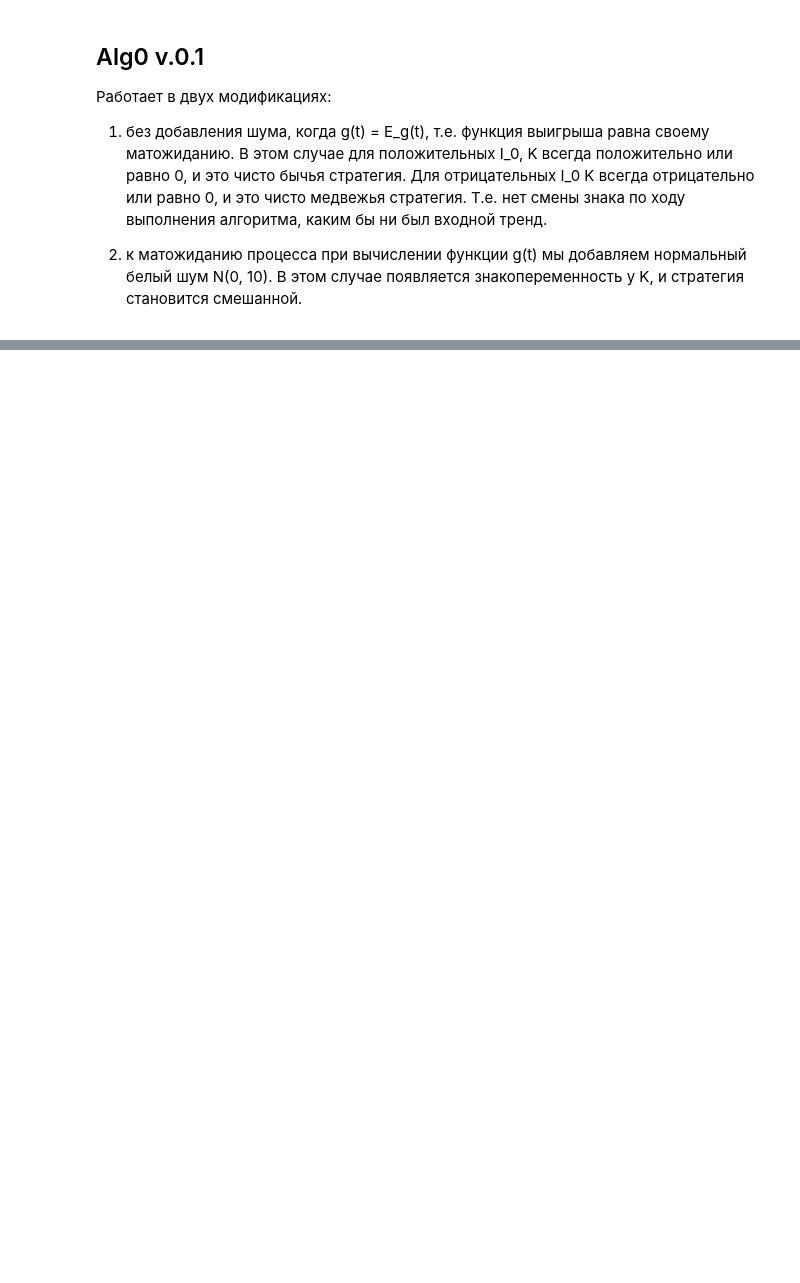
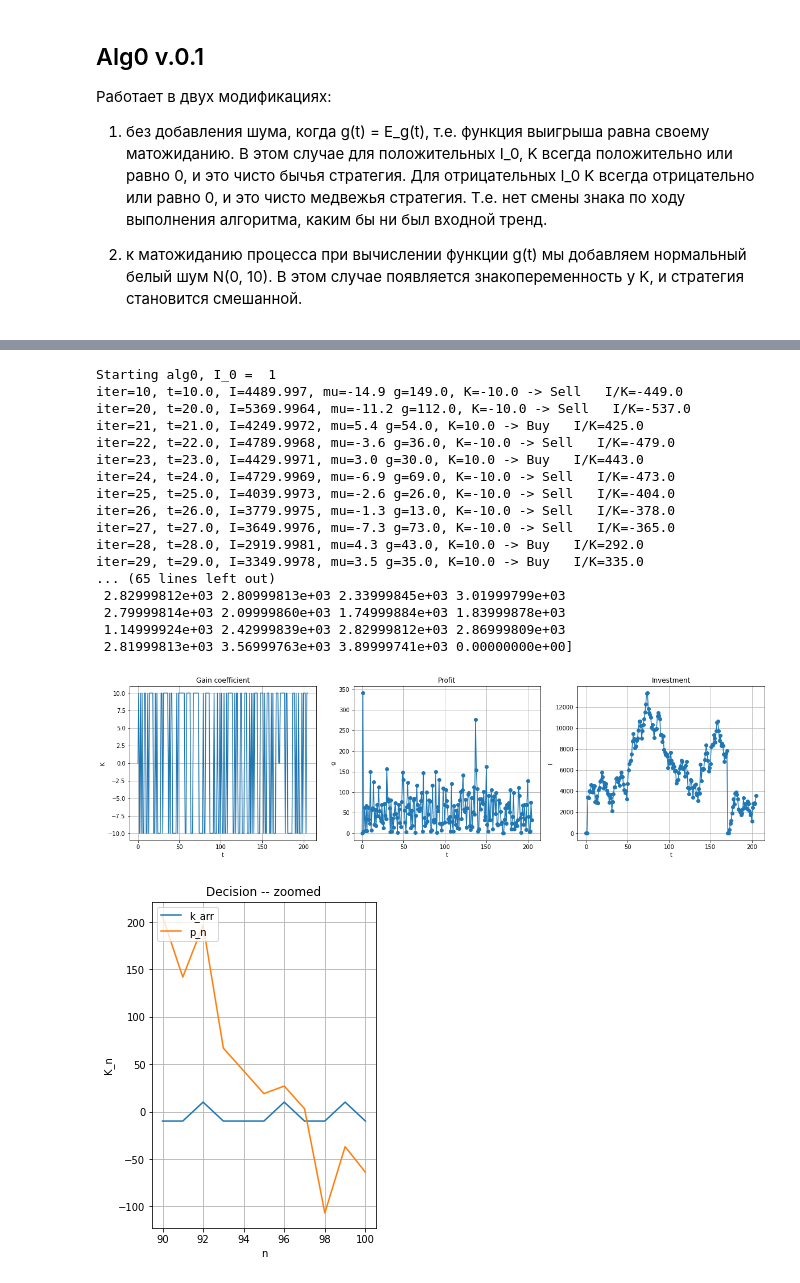
Before and after one commit to vadimvshepelev/test-alg, a Jupyter notebook: simple-pid.ipynb, the cells around one changed output, grey strips where cells are left out. Drawn from its saved outputs; the diff is of its cells as text; code cells hidden in the pictures; blank space fills up the shorter version.

```diff
--- a/simple-pid.ipynb
+++ b/simple-pid.ipynb
@@ -362,0 +450,24 @@ print()
+# %%
+i0 = 1
+# xi_noise = lambda: -10.*np.random.normal(0, 20)
+calc_alg0(p_arr, mu_arr, i0)
+# %% [output]
+Starting alg0, I_0 =  1
+iter=10, t=10.0, I=4489.997, mu=-14.9 g=149.0, K=-10.0 -> Sell   I/K=-449.0
+iter=20, t=20.0, I=5369.9964, mu=-11.2 g=112.0, K=-10.0 -> Sell   I/K=-537.0
+iter=21, t=21.0, I=4249.9972, mu=5.4 g=54.0, K=10.0 -> Buy   I/K=425.0
+iter=22, t=22.0, I=4789.9968, mu=-3.6 g=36.0, K=-10.0 -> Sell   I/K=-479.0
+iter=23, t=23.0, I=4429.9971, mu=3.0 g=30.0, K=10.0 -> Buy   I/K=443.0
+iter=24, t=24.0, I=4729.9969, mu=-6.9 g=69.0, K=-10.0 -> Sell   I/K=-473.0
+iter=25, t=25.0, I=4039.9973, mu=-2.6 g=26.0, K=-10.0 -> Sell   I/K=-404.0
+iter=26, t=26.0, I=3779.9975, mu=-1.3 g=13.0, K=-10.0 -> Sell   I/K=-378.0
+iter=27, t=27.0, I=3649.9976, mu=-7.3 g=73.0, K=-10.0 -> Sell   I/K=-365.0
+iter=28, t=28.0, I=2919.9981, mu=4.3 g=43.0, K=10.0 -> Buy   I/K=292.0
+iter=29, t=29.0, I=3349.9978, mu=3.5 g=35.0, K=10.0 -> Buy   I/K=335.0
+... (65 lines left out)
+ 2.82999812e+03 2.80999813e+03 2.33999845e+03 3.01999799e+03
+ 2.79999814e+03 2.09999860e+03 1.74999884e+03 1.83999878e+03
+ 1.14999924e+03 2.42999839e+03 2.82999812e+03 2.86999809e+03
+ 2.81999813e+03 3.56999763e+03 3.89999741e+03 0.00000000e+00]
+[figure, added]
+[figure, added]
```
Also changed, not shown: parts of 4 cells of this notebook, 2 other files.
